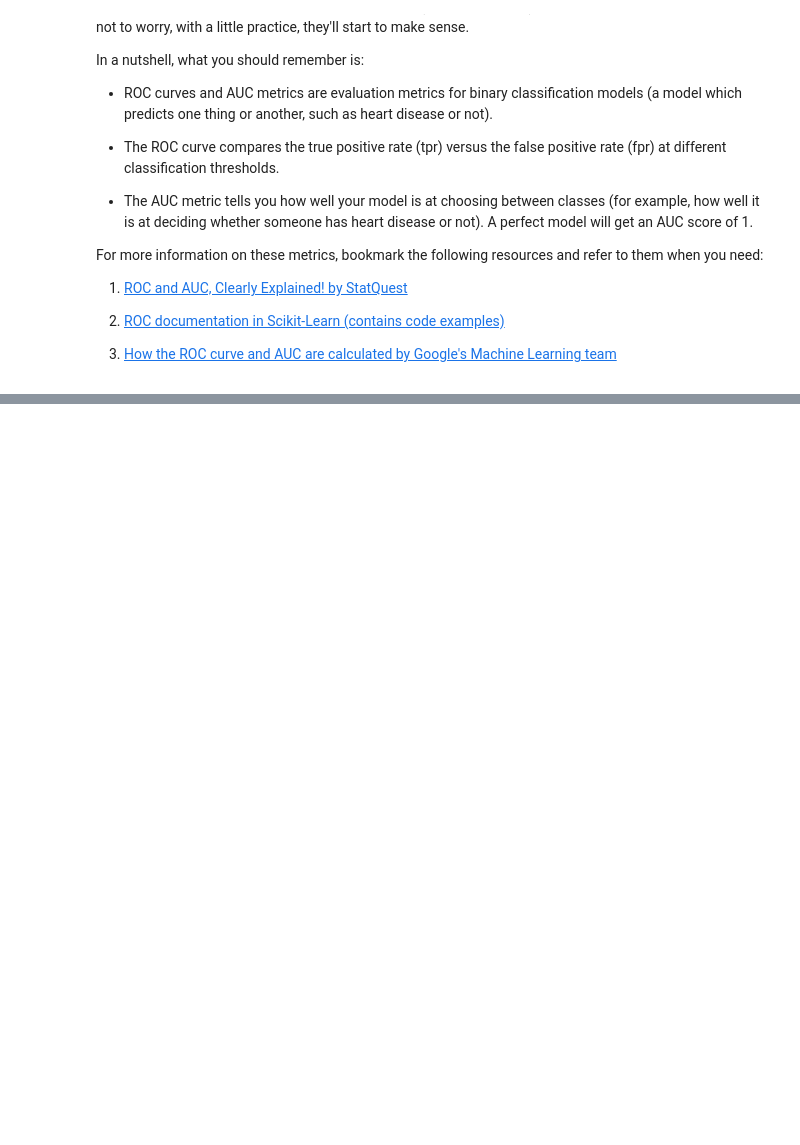
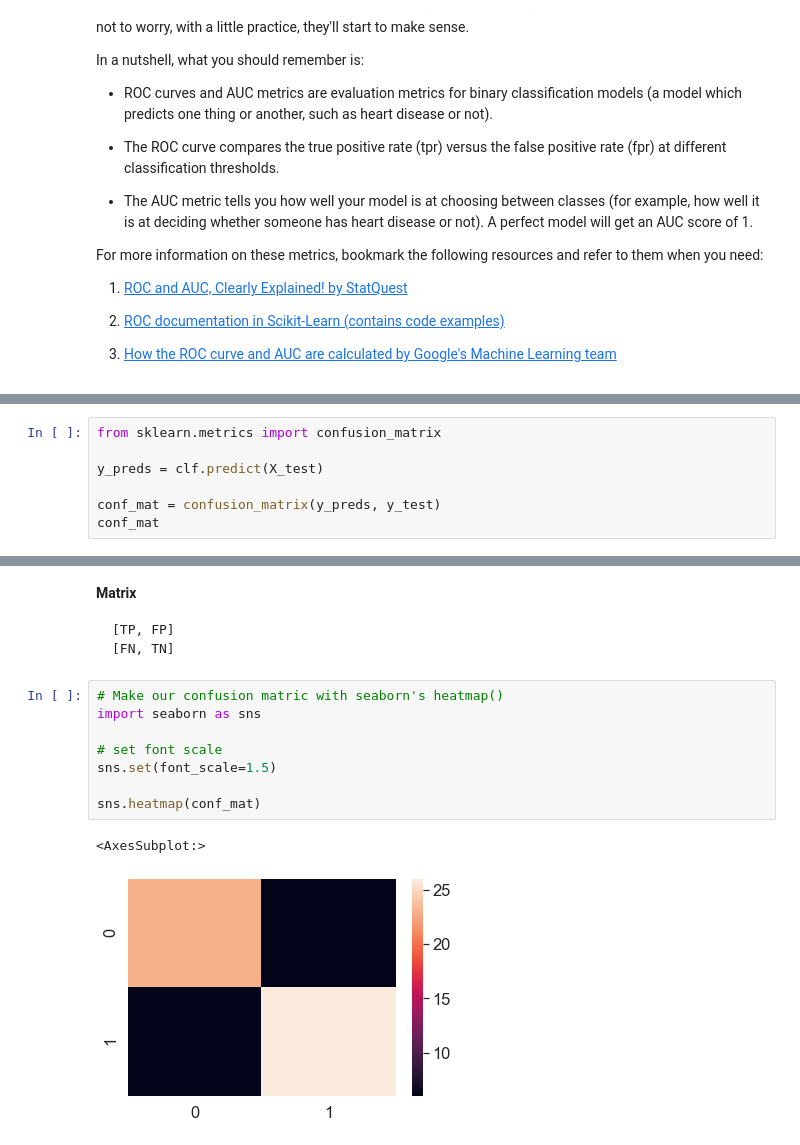
Before and after one commit to junawaneshivani/Machine-Learning-Algorithms, a Jupyter notebook: Scikit-learn/4_making_predictions_and_evaluating_a_model.ipynb, the cells around one changed output, grey strips where cells are left out. Saved outputs shown, nothing was run; the diff lists cells and outputs as text; blank space fills up the shorter version.

````diff
--- a/Scikit-learn/4_making_predictions_and_evaluating_a_model.ipynb
+++ b/Scikit-learn/4_making_predictions_and_evaluating_a_model.ipynb
@@ -366,0 +377,7 @@ For more information on these metrics, bookmark the following resources and refe
+# %%
+from sklearn.metrics import confusion_matrix
+
+y_preds = clf.predict(X_test)
+
+conf_mat = confusion_matrix(y_preds, y_test)
+conf_mat
@@ -366,0 +397,17 @@ For more information on these metrics, bookmark the following resources and refe
+# %% [markdown]
+**Matrix**
+```
+[TP, FP]
+[FN, TN]
+```
+# %%
+# Make our confusion matric with seaborn's heatmap()
+import seaborn as sns
+
+# set font scale
+sns.set(font_scale=1.5)
+
+sns.heatmap(conf_mat)
+# %% [output]
+<AxesSubplot:>
+[figure, added]
````
Also changed, not shown: parts of 47 cells of this notebook.
